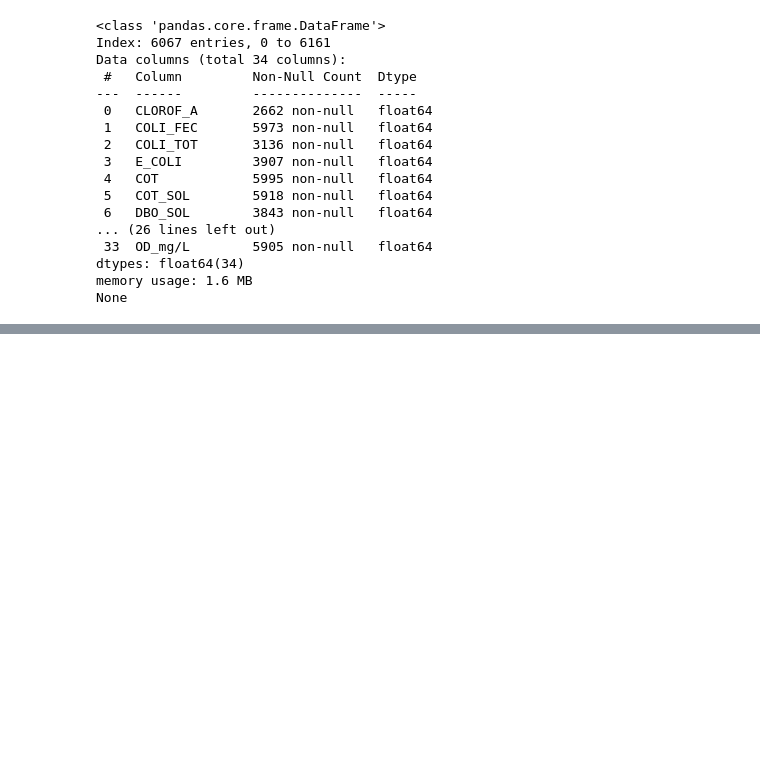
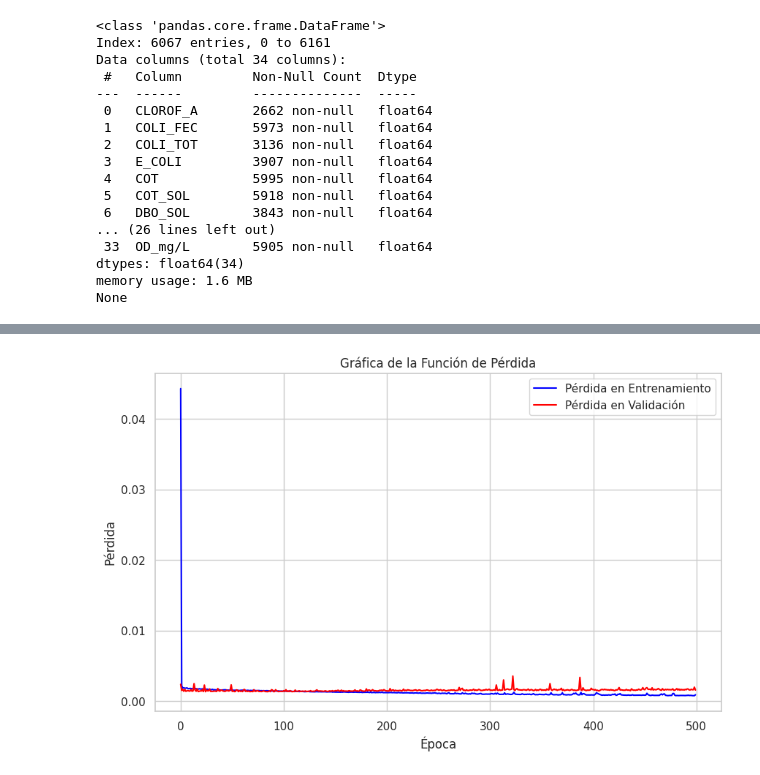
Before and after one commit to SahirReyes30/ANN_forecast, a Jupyter notebook: ANN.ipynb, the cells around one changed output, grey strips where cells are left out. Cells and saved outputs as stored; diff of their text form; code cells hidden in the pictures; blank space fills up the shorter version.

```diff
--- a/ANN.ipynb
+++ b/ANN.ipynb
@@ -144,0 +208,2 @@ Name: pH_CAMPO, Length: 6067, dtype: float64
+# %%
+features = data_final.drop(columns=[data_final.columns[19]])
@@ -144,0 +244,26 @@ Name: pH_CAMPO, Length: 6067, dtype: float64
+# %%
+from tensorflow.keras.optimizers import Adam
+from tensorflow.keras.losses import MeanSquaredError
+from tensorflow.keras.optimizers import SGD
+from tensorflow.keras.optimizers import RMSprop
+from tensorflow.keras.optimizers import Adagrad
+from tensorflow.keras.losses import MeanAbsoluteError
+
+#optimizer = Adagrad(learning_rate=0.01)
+#optimizer = RMSprop(learning_rate=0.001)
+#optimizer = SGD(learning_rate=0.01, momentum=0.9)
+
+#loss = MeanAbsoluteError()
+
+model = keras.Sequential([
+    keras.layers.Dense(64, activation='relu', input_shape=(X_train.shape[1],)),
+    keras.layers.Dense(32, activation='relu'),
+    keras.layers.Dense(16, activation='relu'),
+    keras.layers.Dense(8, activation='relu'),
+    keras.layers.Dense(4, activation='relu'),
+    keras.layers.Dense(1)
+])
+optimizer = Adam(learning_rate=0.001)
+loss = MeanSquaredError()
+
+model.compile(optimizer=optimizer, loss=loss, metrics=['mean_squared_error'])
@@ -144,0 +290,2 @@ Name: pH_CAMPO, Length: 6067, dtype: float64
+# %%
+history = model.fit(X_train, y_train, epochs=500, batch_size=8, validation_split=0.2)
@@ -144,0 +310,16 @@ Name: pH_CAMPO, Length: 6067, dtype: float64
+# %%
+# Obtener las métricas de pérdida del historial
+pérdida_entrenamiento = history.history['loss']
+pérdida_validación = history.history['val_loss']
+
+# Crear una gráfica de la función de pérdida
+plt.figure(figsize=(10, 6))
+plt.plot(pérdida_entrenamiento, label='Pérdida en Entrenamiento', color='blue')
+plt.plot(pérdida_validación, label='Pérdida en Validación', color='red')
+plt.xlabel('Época')
+plt.ylabel('Pérdida')
+plt.legend()
+plt.title('Gráfica de la Función de Pérdida')
+plt.show()
+# %% [output]
+[figure, added]
```
Also changed, not shown: parts of 24 cells of this notebook.
